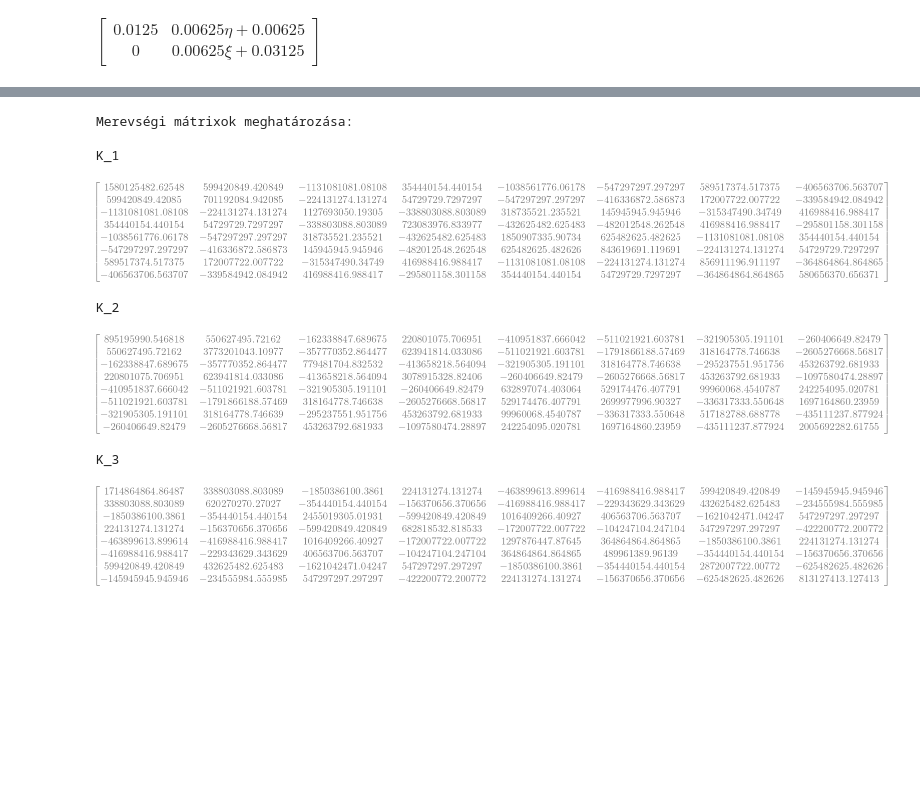
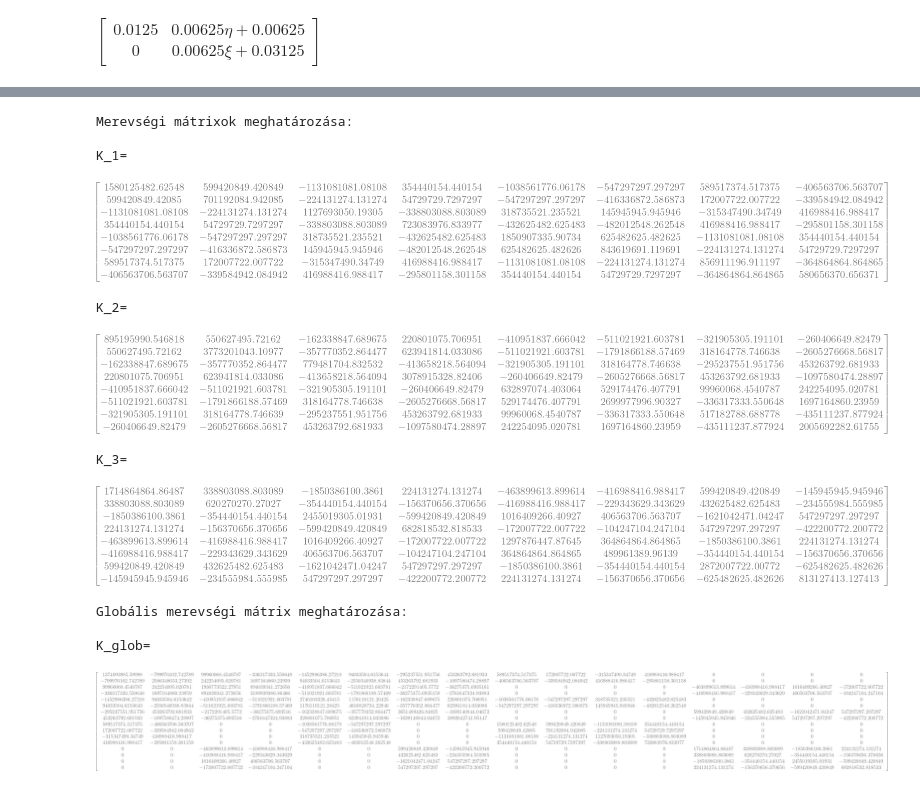
Before and after one commit to near731/VEM_SZHF2_Python, a Jupyter notebook: vem_szhf2.ipynb, the cells around one changed output, grey strips where cells are left out. Cells and saved outputs as stored; diff of their text form; code cells hidden in the pictures; blank space fills up the shorter version.

```diff
--- a/vem_szhf1.ipynb
+++ b/vem_szhf2.ipynb
@@ -192,33 +186,60 @@ print("Merevségi mátrixok meghatározása:")
 
 #K mátrixok
 
 def K_i(B_i,J_i):
     F_i=Transpose(B_i)*D*B_i*J_i.det()*t
     K_i=F_i.subs({ξ:-1/np.sqrt(3), η:-1/np.sqrt(3)})+F_i.subs({ξ:1/np.sqrt(3), η:-1/np.sqrt(3)})+F_i.subs({ξ:1/np.sqrt(3), η:1/np.sqrt(3)})+F_i.subs({ξ:-1/np.sqrt(3), η:1/np.sqrt(3)})
     return K_i
 
 #Elemenként
 
 K_1=K_i(B_1,J_1)
 print("\nK_1=")
 display(K_1)
 
 K_2=K_i(B_2,J_2)
 print("K_2=")
 display(K_2)
 
 K_3=K_i(B_3,J_3)
 print("K_3=")
 display(K_3)
 
 
 #Globális merevségi mátrix
+
+print("\nGlobális merevségi mátrix meghatározása:")
+
+ecs = sp.Matrix([[5,6,3,1],[3,4,2,1],[7,8,2,4]])
+
+eDOF1 = [2*ecs[0,0]-1, 2*ecs[0,0], 2*ecs[0,1]-1, 2*ecs[0,1], 2*ecs[0,2]-1, 2*ecs[0,2], 2*ecs[0,3]-1, 2*ecs[0,3]]
+eDOF2 = [2*ecs[1,0]-1, 2*ecs[1,0], 2*ecs[1,1]-1, 2*ecs[1,1], 2*ecs[1,2]-1, 2*ecs[1,2], 2*ecs[1,3]-1, 2*ecs[1,3]]
+eDOF3 = [2*ecs[2,0]-1, 2*ecs[2,0], 2*ecs[2,1]-1, 2*ecs[2,1], 2*ecs[2,2]-1, 2*ecs[2,2], 2*ecs[2,3]-1, 2*ecs[2,3]]
+
+
+def ExtMatrix(mx, rows, size):
+    n = len(rows)
+    Mx = np.zeros((size,size))
+    for i in range(n):
+        for j in range(n):
+            Mx[rows[i]-1,rows[j]-1] = mx[i,j]
+    return Mx
+
+K_glob = sp.Matrix(ExtMatrix(K_1, eDOF1, 16) + ExtMatrix(K_2, eDOF2, 16) + ExtMatrix(K_3, eDOF3, 16))
+
+print("\nK_glob=")
+
+display(K_glob)
 # %% [output]
 Merevségi mátrixok meghatározása:
 
-K_1
+K_1=
 [figure]
-K_2
+K_2=
 [figure]
-K_3
+K_3=
 [figure]
+Globális merevségi mátrix meghatározása:
+
+K_glob=
+[figure, added]
```
Also changed, not shown: parts of 1 cell of this notebook.
